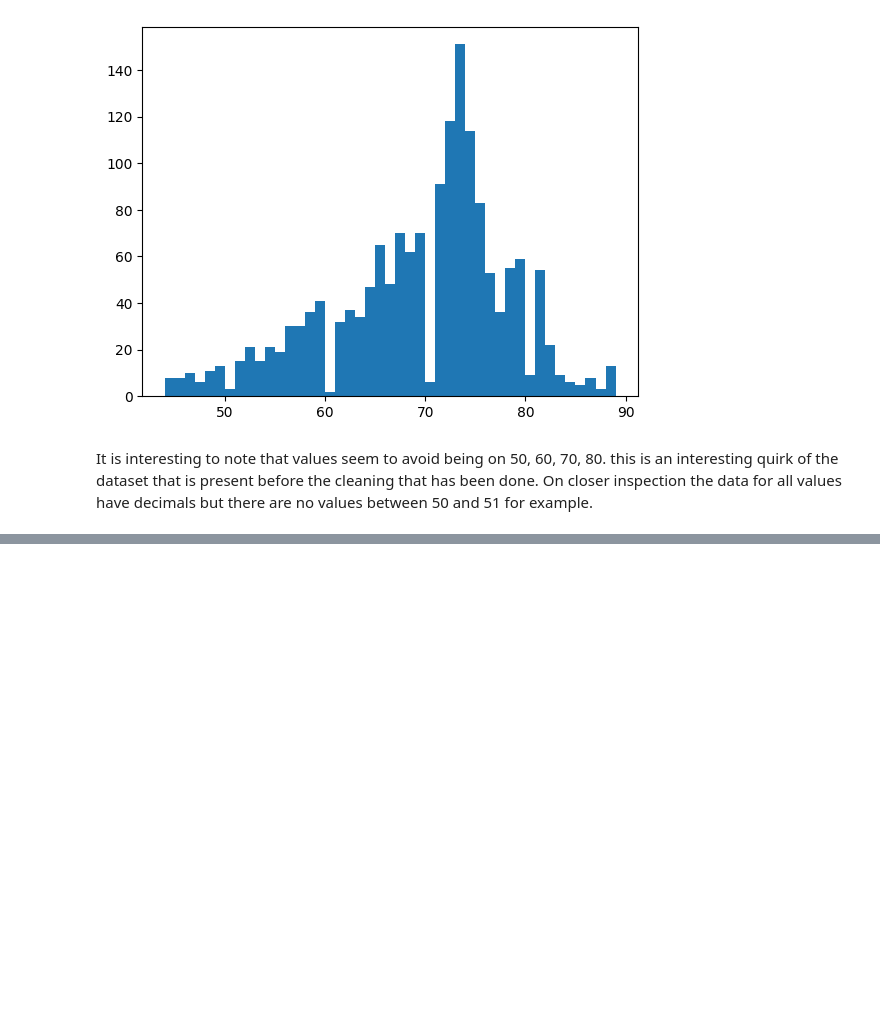
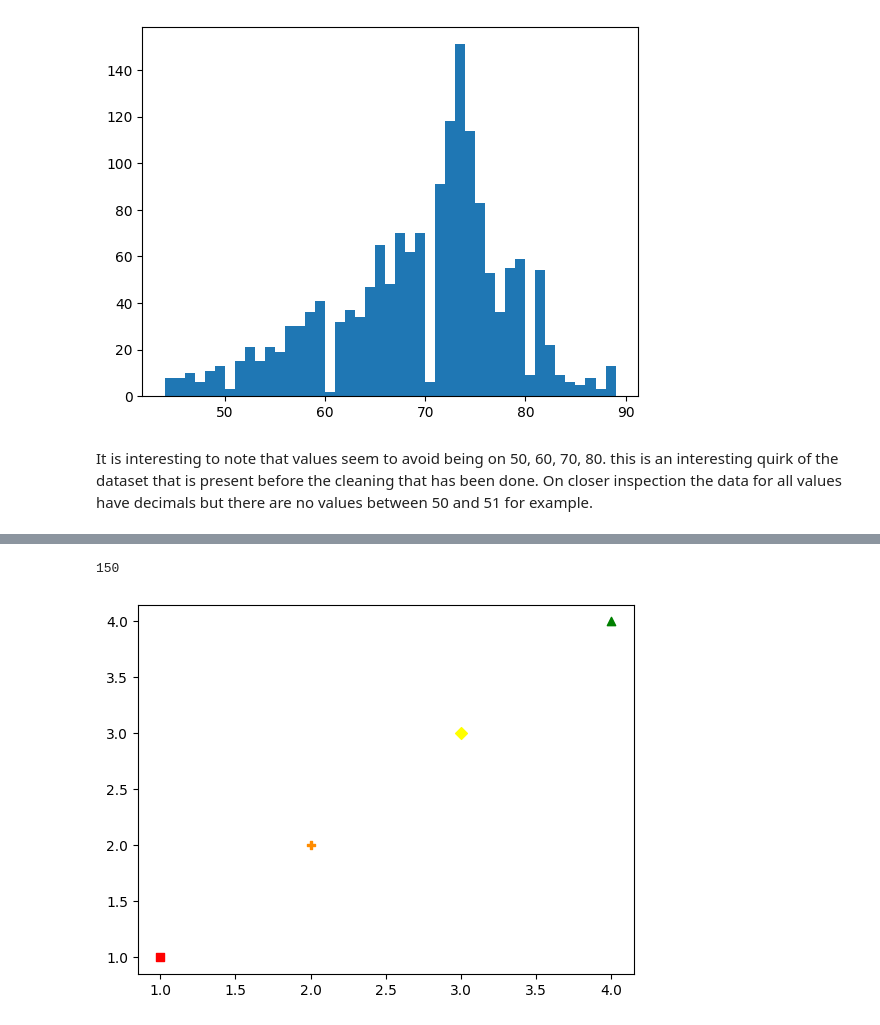
Before and after one commit to JoeOliverEvans/NHANES_PCA, a Jupyter notebook: main.ipynb, the cells around one changed output, grey strips where cells are left out. Drawn from its saved outputs; the diff is of its cells as text; code cells hidden in the pictures; blank space fills up the shorter version.

```diff
--- a/main.ipynb
+++ b/main.ipynb
@@ -158,0 +184,24 @@ On closer inspection the data for all values have decimals but there are no valu
+# %%
+labels = []
+for L in LifeExpectancy:
+    for i in range(len(boundaries)):
+        label = i
+        if L < boundaries[i]:
+            break
+        else:
+            label = i+1
+    labels.append(label)
+# %%
+labels.count(0)
+# %% [output]
+150
+# %%
+x = [1,2,3,4]
+y = [1,2,3,4]
+m = ['s', 'P','D', '^']
+colour = ['red', 'darkorange', 'yellow', 'green']
+
+for i in range(len(x)):
+    plt.scatter(x[i], y[i], color=colour[i], marker=m[i])
+# %% [output]
+[figure, added]
```
Also changed, not shown: parts of 7 cells of this notebook.
